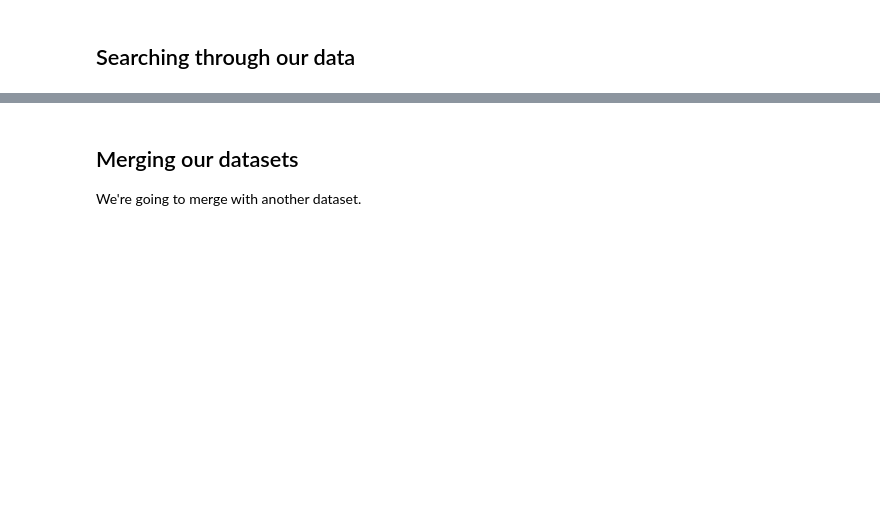
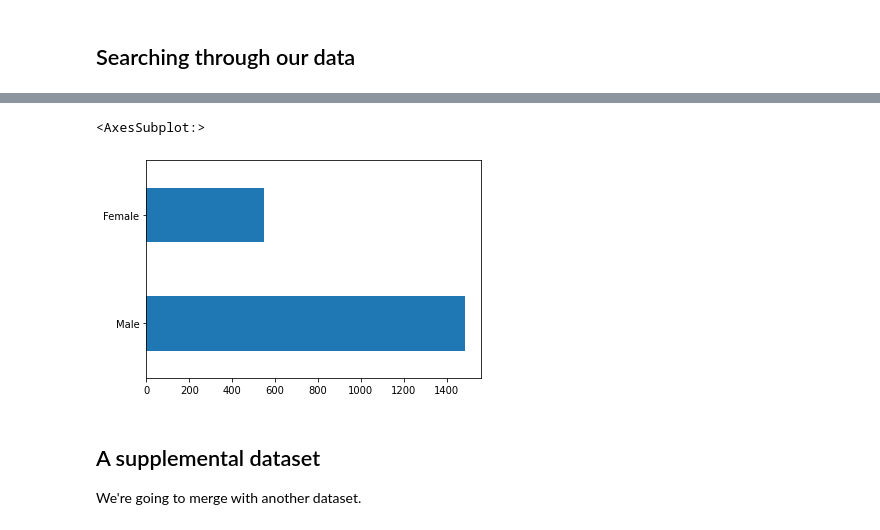
Before and after one commit to jsoma/NICAR22-pandas, a Jupyter notebook: completed/fancy-data/Introduction to pandas (fancy data).ipynb, the cells around one changed output, grey strips where cells are left out. Drawn from its saved outputs; the diff is of its cells as text; code cells hidden in the pictures; blank space fills up the shorter version.

```diff
--- a/completed/fancy-data/Introduction to pandas (fancy data).ipynb
+++ b/completed/fancy-data/Introduction to pandas (fancy data).ipynb
@@ -64,4 +228,9 @@ Name: Race, dtype: int64
+# %%
+punchers.Sex.value_counts().plot(kind='barh')
+# %% [output]
+<AxesSubplot:>
+[figure, added]
 # %% [markdown]
-## Merging our datasets
+## A supplemental dataset
 
 We're going to merge with another dataset.
```
Also changed, not shown: parts of 25 cells of this notebook, 11 other files.
